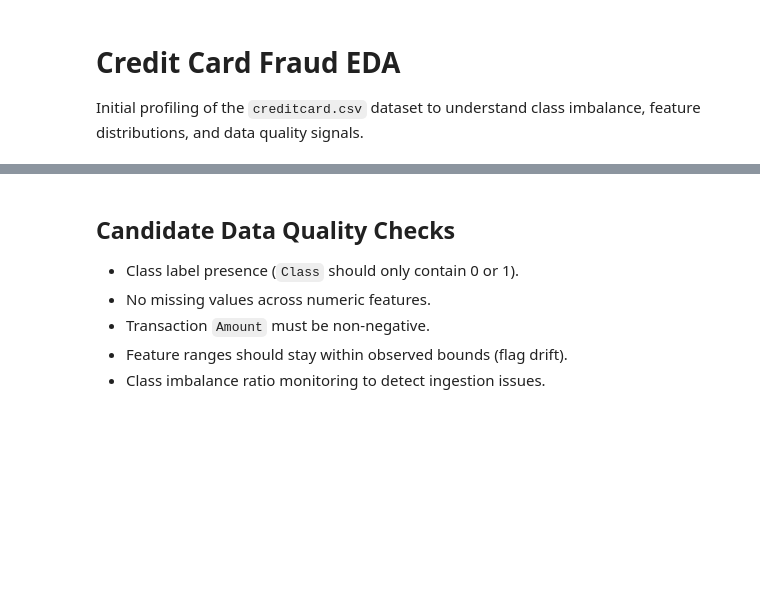
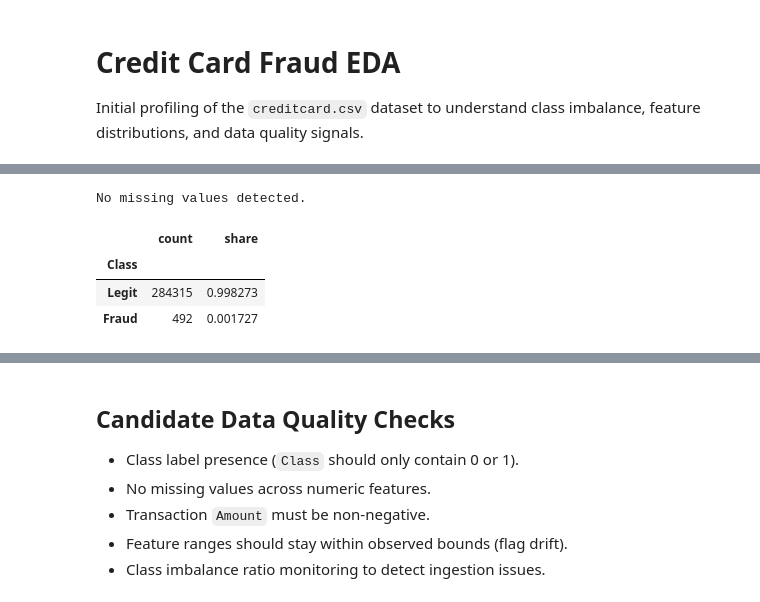
Before and after one commit to lee0721/fusionguard-analytics, a Jupyter notebook: notebooks/eda/fraud_eda.ipynb, the cells around one changed output, grey strips where cells are left out. Cells and saved outputs as stored; diff of their text form; code cells hidden in the pictures; blank space fills up the shorter version.

```diff
--- a/notebooks/eda/fraud_eda.ipynb
+++ b/notebooks/eda/fraud_eda.ipynb
@@ -29,3 +75,8 @@ numeric_summary.head()
 # %%
 missing = (df.isna().sum() / len(df)).sort_values(ascending=False)
-missing[missing > 0]
+if missing.eq(0).all():
+    print("No missing values detected.")
+else:
+    missing[missing > 0]
+# %% [output]
+No missing values detected.
@@ -49,3 +83,12 @@ class_counts, class_ratio
+# %%
+class_counts = df["Class"].value_counts().rename({0: "Legit", 1: "Fraud"})
+class_share = (class_counts / class_counts.sum()).sort_values(ascending=False)
+display(pd.DataFrame({"count": class_counts, "share": class_share}))
+# %% [output]
+|  | count | share |
+| Class |  |  |
+| Legit | 284315 | 0.998273 |
+| Fraud | 492 | 0.001727 |
 # %%
 corr_matrix = df.drop(columns=['Class']).corr(method='pearson')
 plt.figure(figsize=(12, 10))
```
Also changed, not shown: parts of 8 cells of this notebook, 4 other files.
